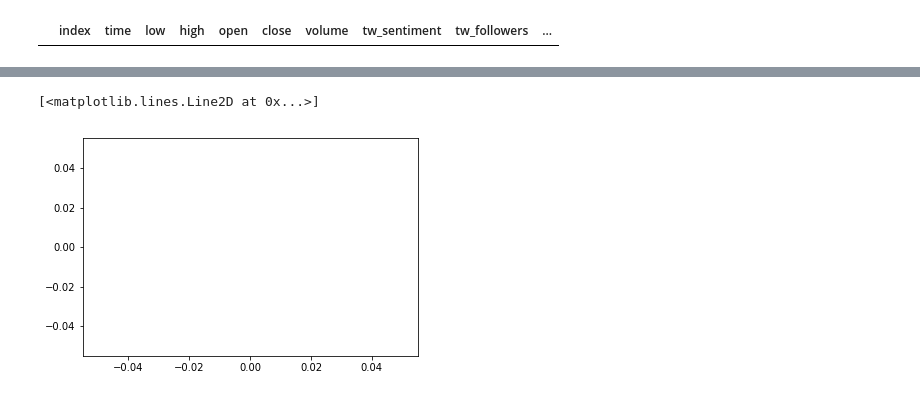
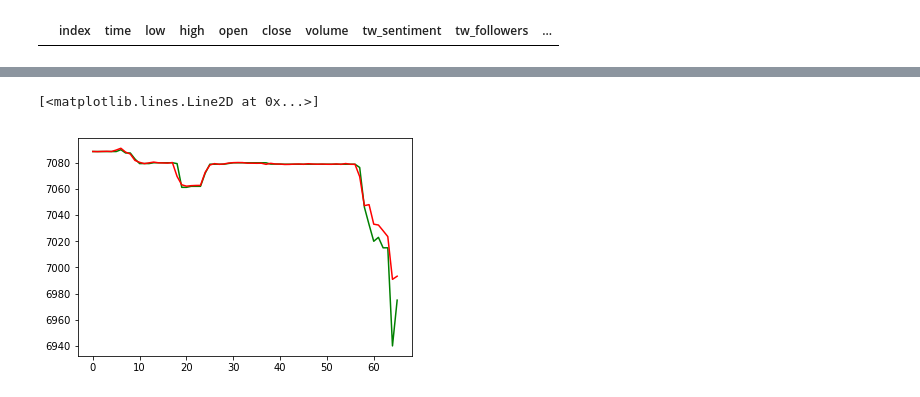
Before and after one commit to scristofari/bitcoin-challenge, a Jupyter notebook: BitCoin Challenge.ipynb, the cells around one changed output, grey strips where cells are left out. Cells and saved outputs as stored; diff of their text form; code cells hidden in the pictures.

```diff
--- a/BitCoin Challenge.ipynb
+++ b/BitCoin Challenge.ipynb
@@ -151,6 +142,8 @@ Index: []
 # %%
-#plt.plot(df_test['open'], 'g')
+n_test = int(0.3 * df['open'].count())
+df_test = df[-n_test:].reset_index()
+plt.plot(df_test['close'], 'g')
 plt.plot(df_predicted, 'r')
 # %% [output]
 [<matplotlib.lines.Line2D at 0x...>]
-[figure, old version]
+[figure, new version]
```
Also changed, not shown: parts of 11 cells of this notebook, 4 other files.
